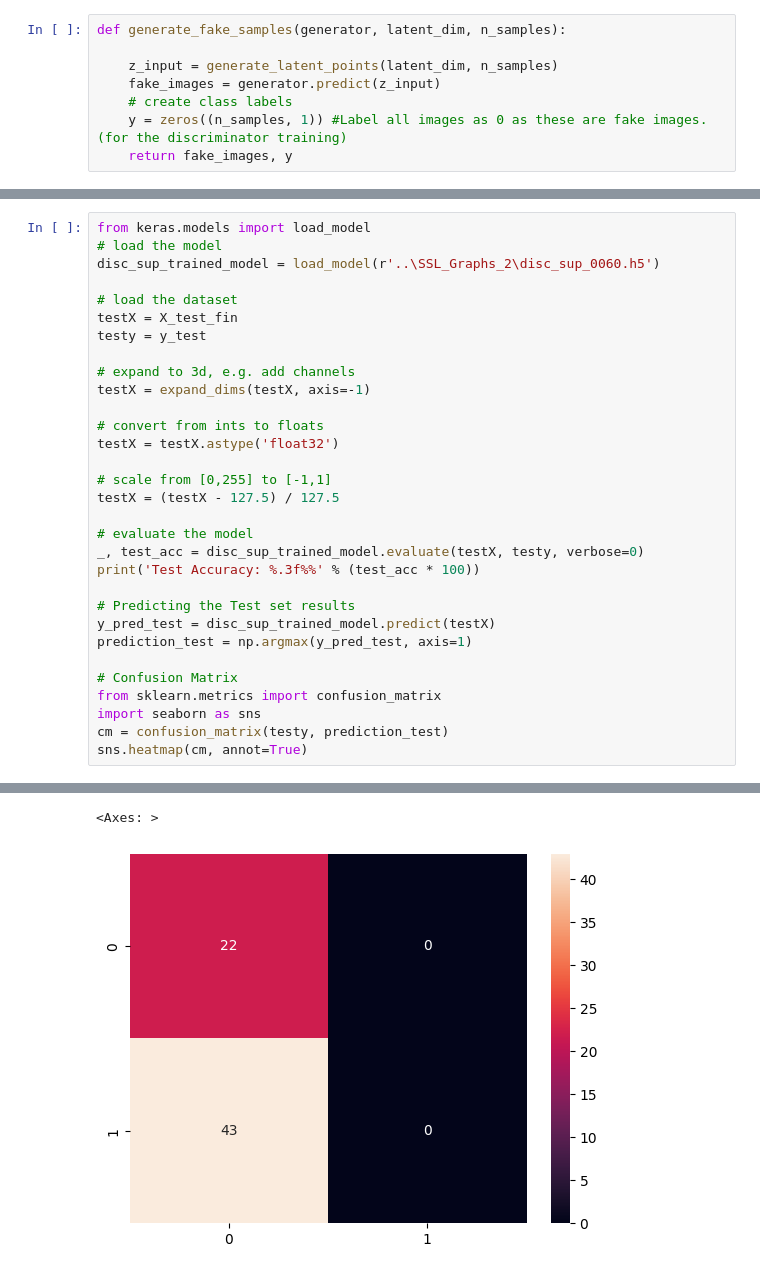
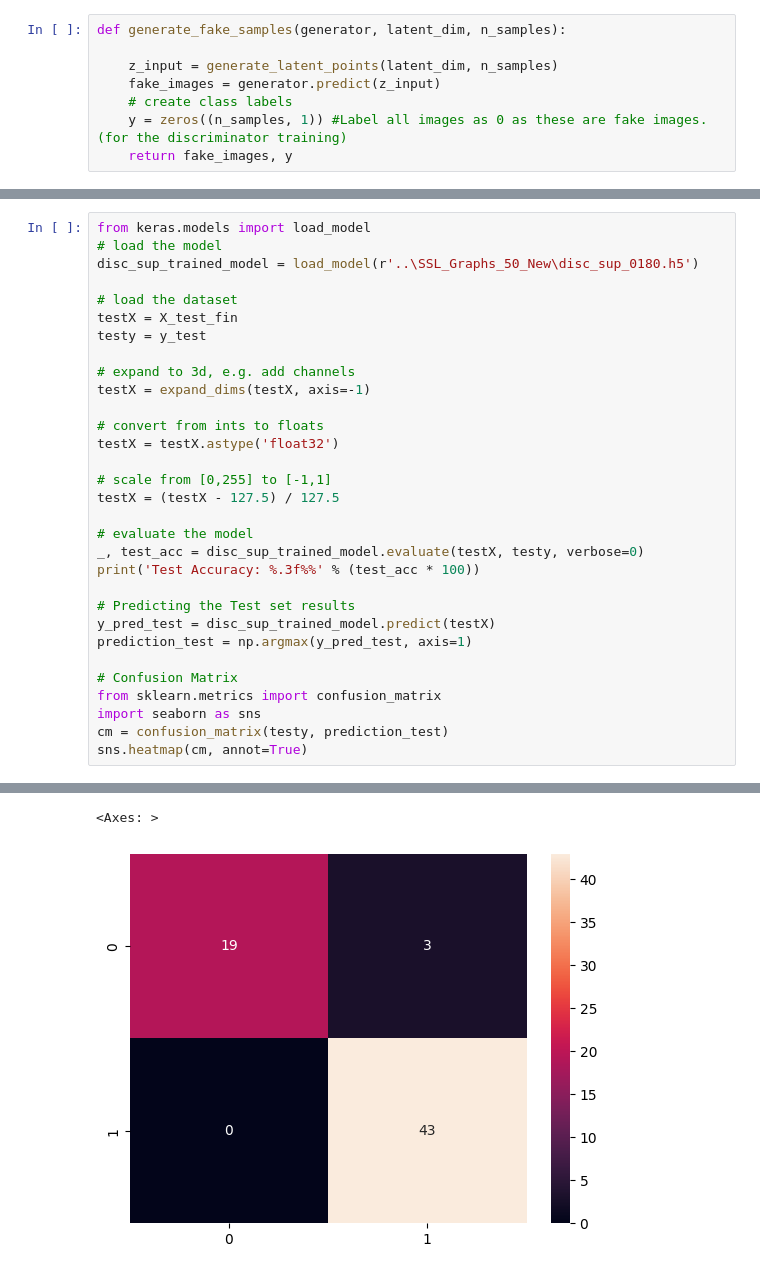
Before and after one commit to speedwagon1299/PD-Project, a Jupyter notebook: OtherNetworks/GAN.ipynb, the cells around one changed output, grey strips where cells are left out. Drawn from its saved outputs; the diff is of its cells as text.

```diff
--- a/OtherNetworks/GAN.ipynb
+++ b/OtherNetworks/GAN.ipynb
@@ -302,7 +282,7 @@ KeyboardInterrupt:
 # %%
 from keras.models import load_model
 # load the model
-disc_sup_trained_model = load_model(r'..\SSL_Graphs_2\disc_sup_0060.h5')
+disc_sup_trained_model = load_model(r'..\SSL_Graphs_50_New\disc_sup_0180.h5')
 
 # load the dataset
 testX = X_test_fin
@@ -336,2 +316,2 @@ Test Accuracy: 33.846%
 <Axes: >
-[figure, old version]
+[figure, new version]
```
Also changed, not shown: parts of 8 cells of this notebook, 19 other files.
